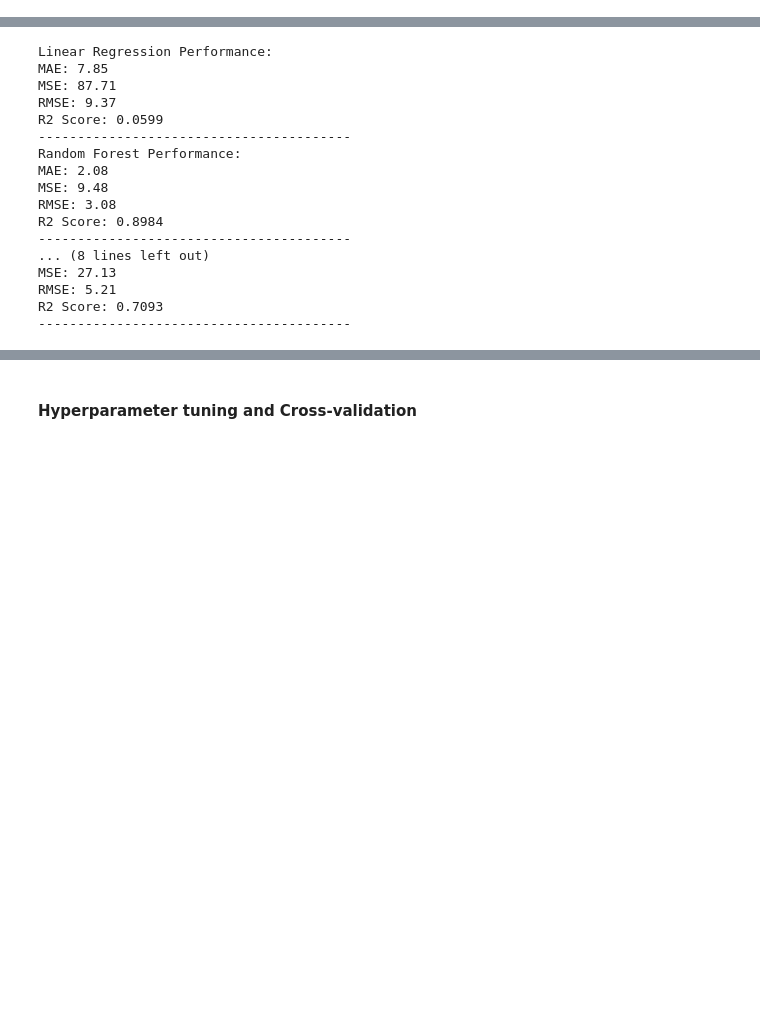
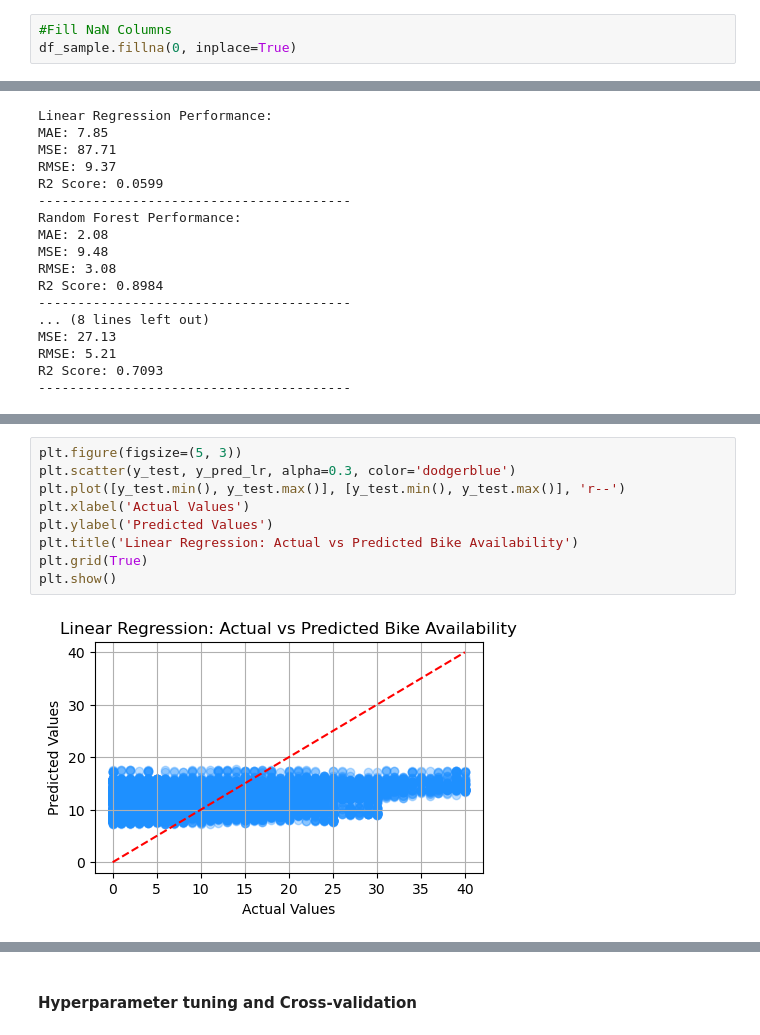
Before and after one commit to CCT-Dublin/capstone-project-ElianaHincapie, a Jupyter notebook: Forecasting Dublin Bike Availability_Eliana Hincapie.ipynb, the cells around one changed output, grey strips where cells are left out. Saved outputs shown, nothing was run; the diff lists cells and outputs as text; blank space fills up the shorter version.

```diff
--- a/Forecasting Dublin Bike Availability_Eliana Hincapie.ipynb
+++ b/Forecasting Dublin Bike Availability_Eliana Hincapie.ipynb
@@ -334 +360,4 @@ memory usage: 60.2 MB
+# %%
+#Fill NaN Columns
+df_sample.fillna(0, inplace=True)
 # %%
@@ -499,0 +508,11 @@ plt.show()
+# %%
+plt.figure(figsize=(5, 3))
+plt.scatter(y_test, y_pred_lr, alpha=0.3, color='dodgerblue')
+plt.plot([y_test.min(), y_test.max()], [y_test.min(), y_test.max()], 'r--')
+plt.xlabel('Actual Values')
+plt.ylabel('Predicted Values')
+plt.title('Linear Regression: Actual vs Predicted Bike Availability')
+plt.grid(True)
+plt.show()
+# %% [output]
+[figure, added]
```
Also changed, not shown: parts of 13 cells of this notebook, 3 other files.
